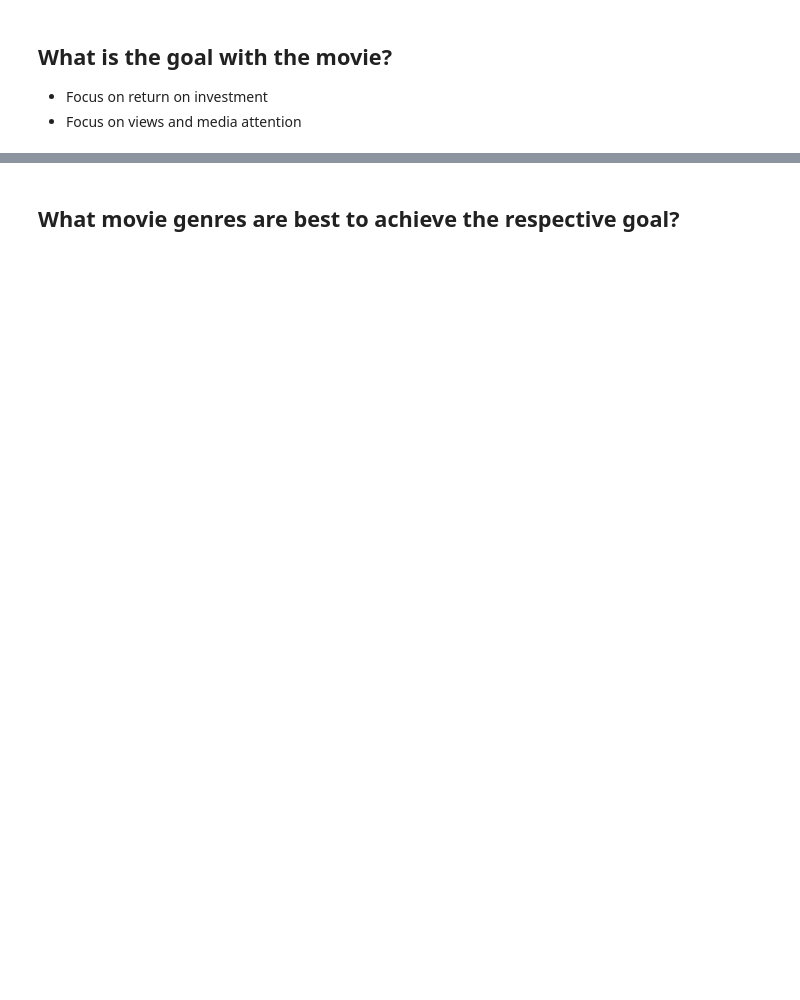
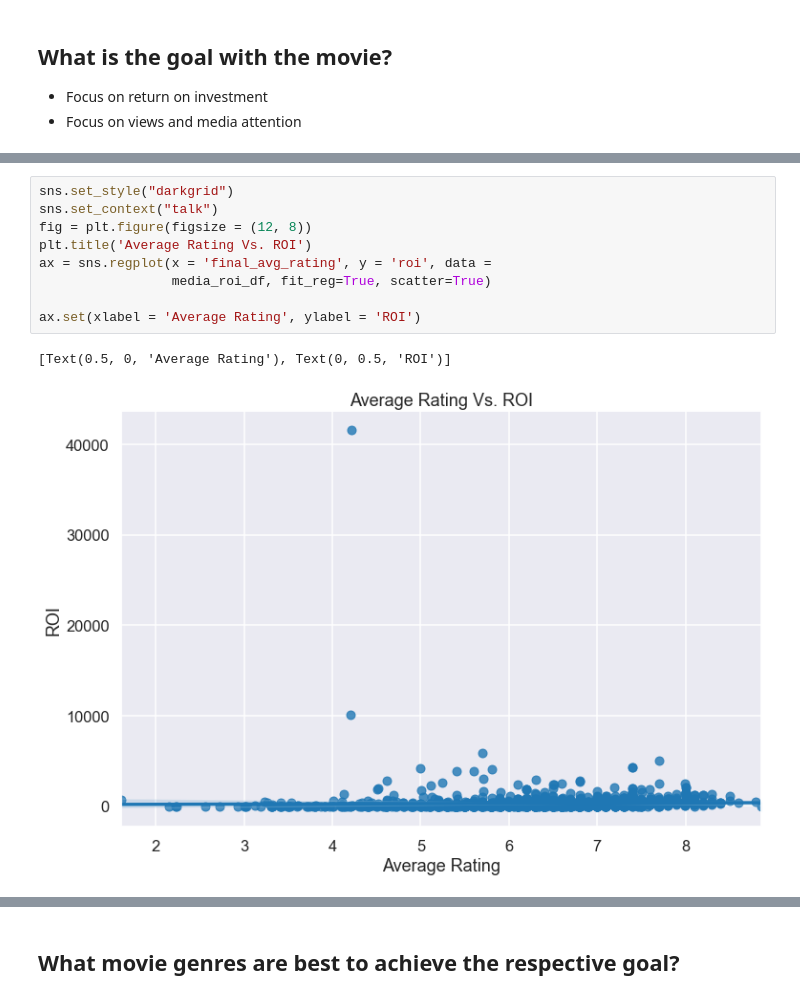
Before and after one commit to hoganbyun/Movie_analysis, a Jupyter notebook: Phase 1 Project Code.ipynb, the cells around one changed output, grey strips where cells are left out. Drawn from its saved outputs; the diff is of its cells as text; blank space fills up the shorter version.

```diff
--- a/Phase 1 Project Code.ipynb
+++ b/Phase 1 Project Code.ipynb
@@ -1086,0 +1274,12 @@ movies_df.sort_values(by = 'vote_count',ascending = False).head(10)
+# %%
+sns.set_style("darkgrid")
+sns.set_context("talk")
+fig = plt.figure(figsize = (12, 8))
+plt.title('Average Rating Vs. ROI')
+ax = sns.regplot(x = 'final_avg_rating', y = 'roi', data =
+                 media_roi_df, fit_reg=True, scatter=True)
+
+ax.set(xlabel = 'Average Rating', ylabel = 'ROI')
+# %% [output]
+[Text(0.5, 0, 'Average Rating'), Text(0, 0.5, 'ROI')]
+[figure, added]
```
Also changed, not shown: parts of 66 cells of this notebook.
